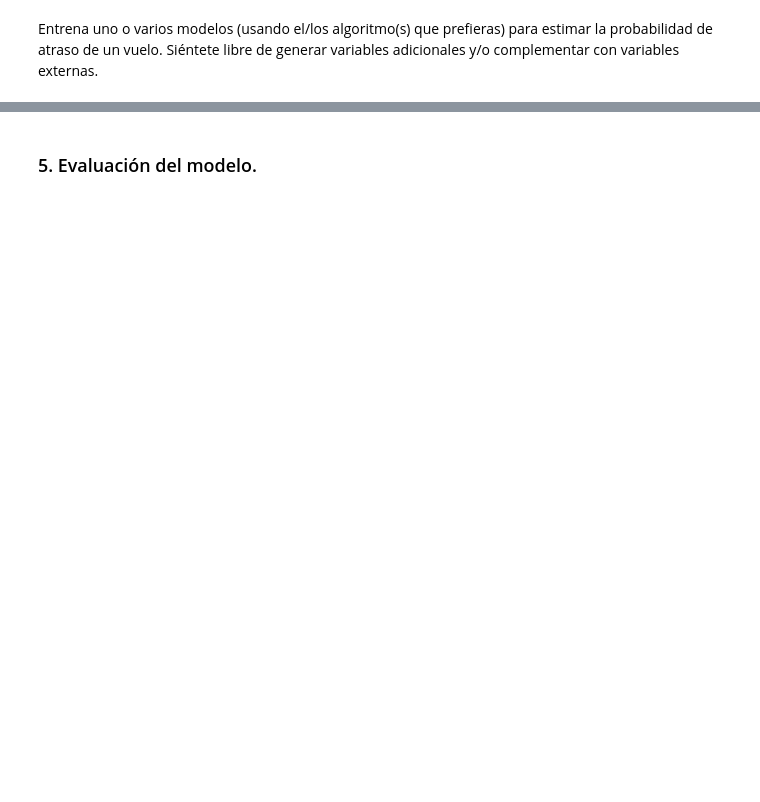
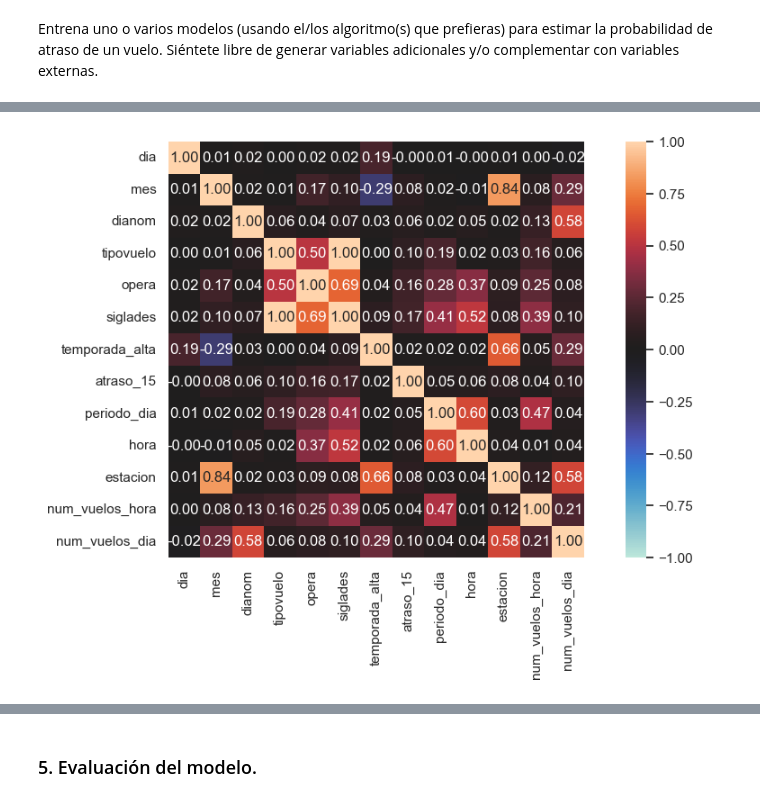
Before and after one commit to eaceror/latam-test, a Jupyter notebook: src/notebooks/solution.ipynb, the cells around one changed output, grey strips where cells are left out. Drawn from its saved outputs; the diff is of its cells as text; code cells hidden in the pictures; blank space fills up the shorter version.

```diff
--- a/src/notebooks/solution.ipynb
+++ b/src/notebooks/solution.ipynb
@@ -405,3 +425,6 @@ Como variables externas sería interesante tener los pronosticos del clima, las
 # %% [markdown]
 Entrena uno o varios modelos (usando el/los algoritmo(s) que prefieras) para estimar la probabilidad de atraso de un vuelo.
 Siéntete libre de generar variables adicionales y/o complementar con variables externas.
+# %%
+data = data.drop(
+    columns=['fecha_o', 'vlo_i', 'vlo_o', 'siglaori', 'ori_i', 'ori_o', 'anio'])
@@ -407,0 +433,9 @@ Siéntete libre de generar variables adicionales y/o complementar con variables
+# %%
+data['hora'] = data['fecha_i'].dt.hour # hora de la fecha programada del vuelo
+# %%
+# Verano: desde el 21 de diciembre (solsticio) al 20 de marzo (equinoccio).
+# Otoño: desde el 20 de marzo (equinoccio) al 21 de junio (solsticio).
+# Invierno: desde el 21 de junio (solsticio) al 21 de septiembre (equinoccio).
+# Primavera: desde el 21 de septiembre (equinoccio) al 21 de diciembre (solsticio).
+
+data['estacion'] = data['fecha_i'].apply(lambda x: ch.get_season(x)) # estacion del año(Chile) correspondiente a la fecha programada del vuelo
@@ -407,0 +444,11 @@ Siéntete libre de generar variables adicionales y/o complementar con variables
+# %%
+data['key'] = data['fecha_i'].dt.strftime('%Y-%m-%d %H')
+temp1 = data.groupby(by=data['fecha_i'].dt.strftime('%Y-%m-%d %H'), as_index=False).size().rename(columns={'fecha_i': 'key',
+                                                                                                                         'size': 'num_vuelos_hora'})
+data = data.merge(temp1, on='key', how='left')
+temp2 = data.groupby(by=data['fecha_i'].dt.strftime('%Y-%m-%d'), as_index=False).size().rename(columns={'fecha_i': 'key',
+                                                                                                                      'size': 'num_vuelos_dia'})
+data['key'] = data['fecha_i'].dt.strftime('%Y-%m-%d')
+data = data.merge(temp2, on='key', how='left').drop(columns=['key'])
+data.head(5)
+del temp1, temp2
@@ -407,0 +508,5 @@ Siéntete libre de generar variables adicionales y/o complementar con variables
+# %%
+correlations = associations(data.drop(
+    columns=['fecha_i', 'des_i', 'des_o', 'emp_i', 'emp_o', 'df_min']))
+# %% [output]
+[figure, added]
```
Also changed, not shown: parts of 24 cells of this notebook.
